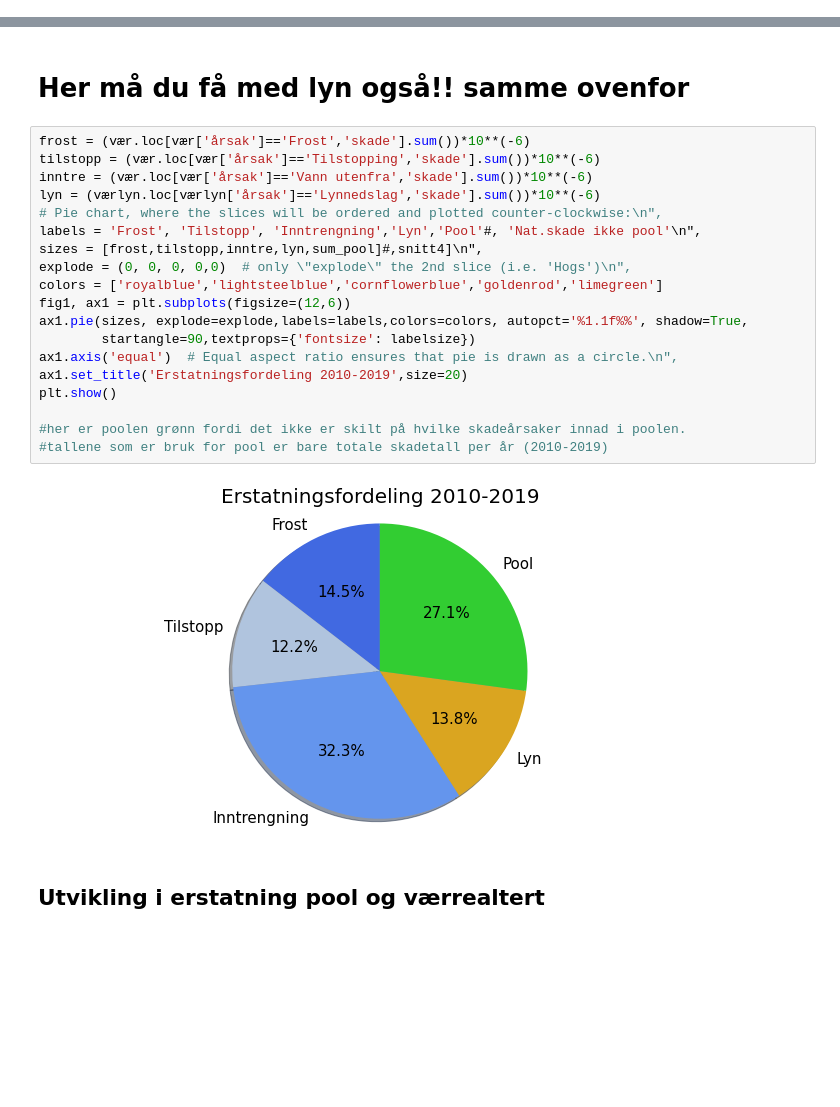
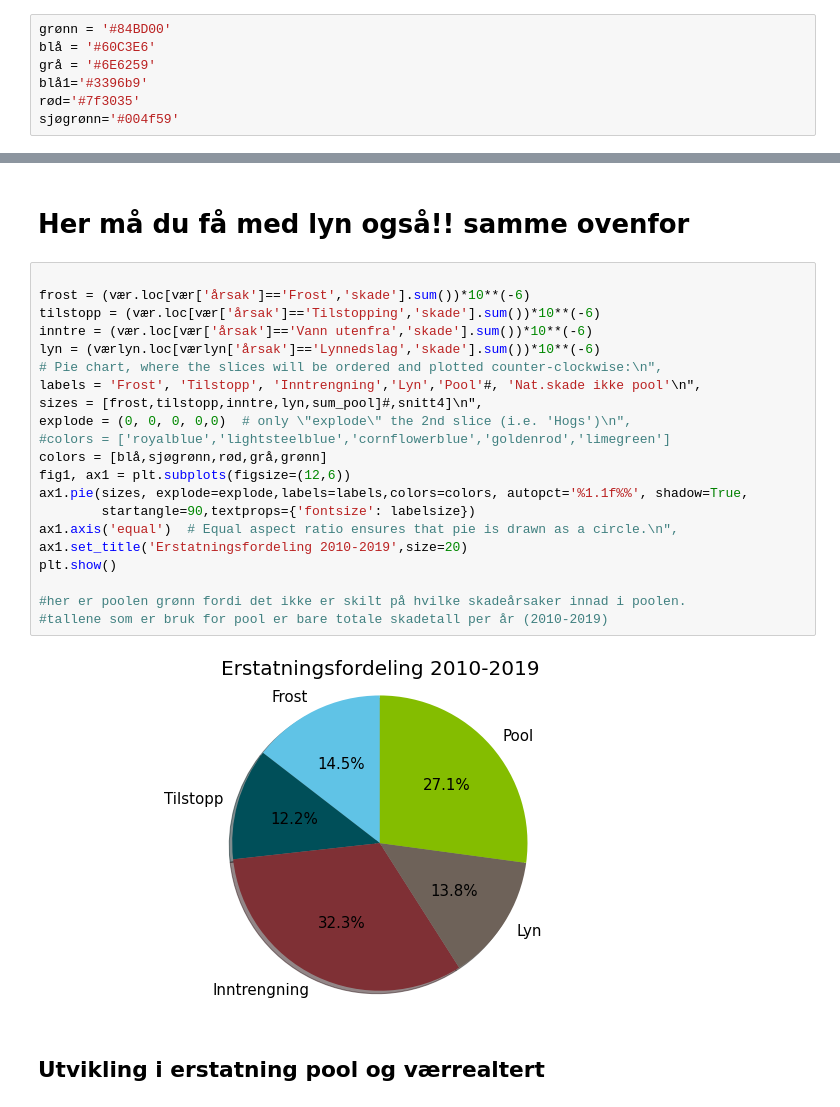
Before and after one commit to eirikngard/Eika, a Jupyter notebook: Eika_vs_FNO.ipynb, the cells around one changed output, grey strips where cells are left out. Saved outputs shown, nothing was run; the diff lists cells and outputs as text; blank space fills up the shorter version.

```diff
--- a/Eika_vs_FNO.ipynb
+++ b/Eika_vs_FNO.ipynb
@@ -49,0 +52,7 @@ lyn
+# %%
+grønn = '#84BD00'
+blå = '#60C3E6'
+grå = '#6E6259'
+blå1='#3396b9'
+rød='#7f3035'
+sjøgrønn='#004f59'
@@ -86,26 +97,28 @@ plt.show()
 # %% [markdown]
 # Her må du få med lyn også!! samme ovenfor
 # %%
+
 frost = (vær.loc[vær['årsak']=='Frost','skade'].sum())*10**(-6)
 tilstopp = (vær.loc[vær['årsak']=='Tilstopping','skade'].sum())*10**(-6)
 inntre = (vær.loc[vær['årsak']=='Vann utenfra','skade'].sum())*10**(-6)
 lyn = (værlyn.loc[værlyn['årsak']=='Lynnedslag','skade'].sum())*10**(-6)
 # Pie chart, where the slices will be ordered and plotted counter-clockwise:\n",
 labels = 'Frost', 'Tilstopp', 'Inntrengning','Lyn','Pool'#, 'Nat.skade ikke pool'\n",
 sizes = [frost,tilstopp,inntre,lyn,sum_pool]#,snitt4]\n",
 explode = (0, 0, 0, 0,0)  # only \"explode\" the 2nd slice (i.e. 'Hogs')\n",
-colors = ['royalblue','lightsteelblue','cornflowerblue','goldenrod','limegreen']
+#colors = ['royalblue','lightsteelblue','cornflowerblue','goldenrod','limegreen']
+colors = [blå,sjøgrønn,rød,grå,grønn]
 fig1, ax1 = plt.subplots(figsize=(12,6))
 ax1.pie(sizes, explode=explode,labels=labels,colors=colors, autopct='%1.1f%%', shadow=True,
         startangle=90,textprops={'fontsize': labelsize})
 ax1.axis('equal')  # Equal aspect ratio ensures that pie is drawn as a circle.\n",
 ax1.set_title('Erstatningsfordeling 2010-2019',size=20)
 plt.show()
 
 #her er poolen grønn fordi det ikke er skilt på hvilke skadeårsaker innad i poolen.
 #tallene som er bruk for pool er bare totale skadetall per år (2010-2019)
 # %% [output]
-[figure, old version]
+[figure, new version]
 # %% [markdown]
 ## Utvikling i erstatning pool og værrealtert
 # %%
```
Also changed, not shown: parts of 27 cells of this notebook.
